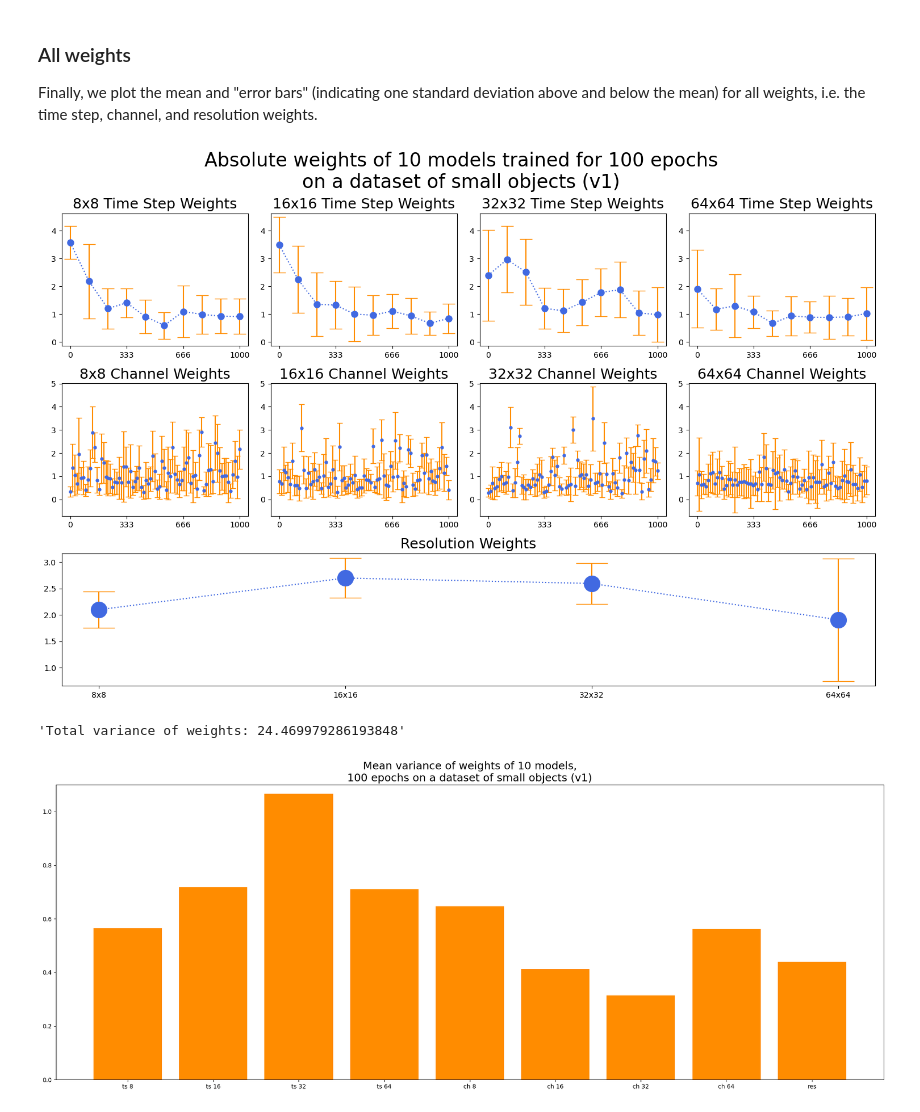
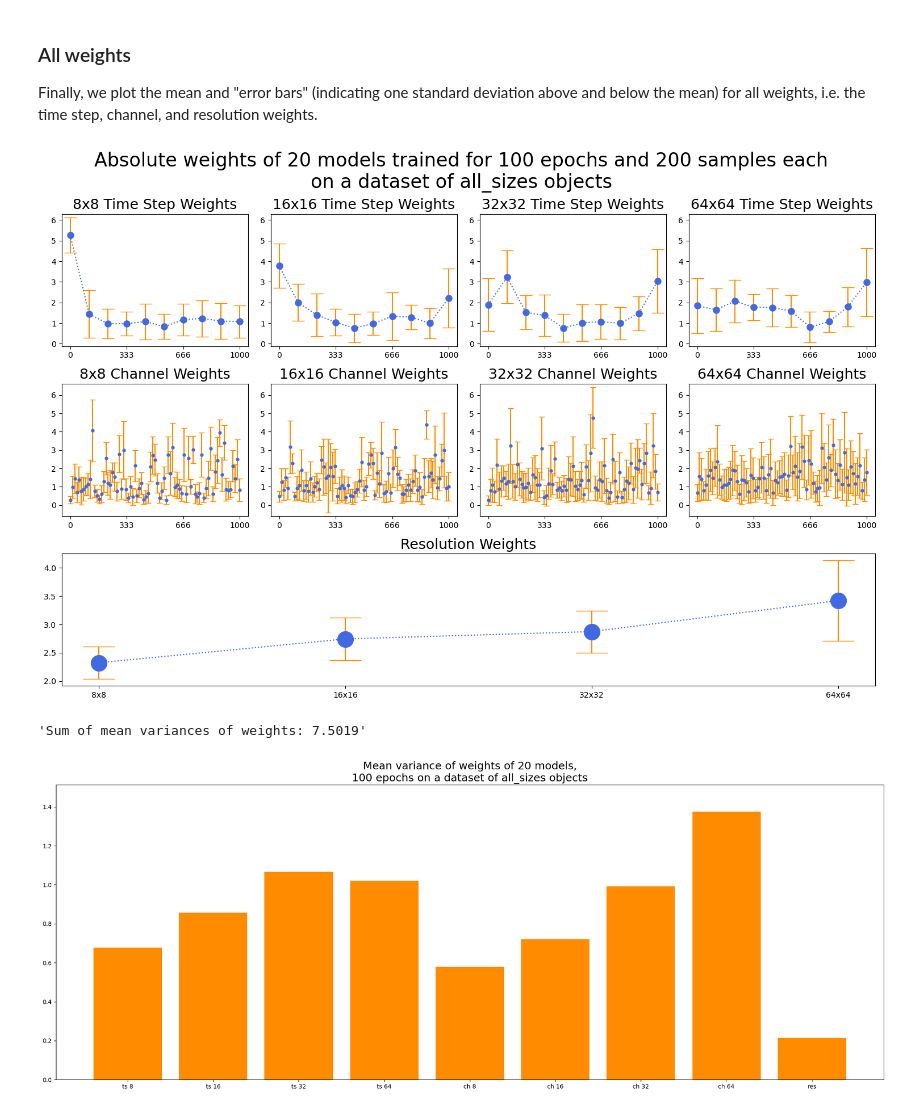
Before and after one commit to chrisoffner/dl23_course_project, a Jupyter notebook: notebooks/subset_training_analysis.ipynb, the cells around one changed output. Drawn from its saved outputs; the diff is of its cells as text; code cells hidden in the pictures.

```diff
--- a/notebooks/subset_training_analysis.ipynb
+++ b/notebooks/subset_training_analysis.ipynb
@@ -21,23 +21,23 @@ if CODE_DIR not in sys.path:
 # %% [markdown]
 ## Visualise Losses
 # %%
-N_SUBSETS = 10
 N_EPOCHS = 100
-DATASET = "small"  # "allsizes", "small", "medium", "large"
-VERSION = "v1"
+N_MODELS = 20
+N_SAMPLES_PER_MODEL = 200
+DATASET = "all_sizes"  # "all_sizes", "small", "medium", "large"
 
 RESULTS_DIR = (
     PROJECT_DIR
     / "exp_results"
     / f"subset_training_{DATASET}"
-    / f"{N_SUBSETS}_models_{N_EPOCHS}_epochs_{VERSION}"
+    / f"{N_MODELS}_models_{N_EPOCHS}_epochs_{N_SAMPLES_PER_MODEL}_samples"
 )
 
 # Load losses
-train_losses = torch.load(RESULTS_DIR / f"train_losses_{N_EPOCHS}_epochs.pt")
-val_losses = torch.load(RESULTS_DIR / f"val_losses_{N_EPOCHS}_epochs.pt")
+train_losses = torch.load(RESULTS_DIR / "train_losses.pt")
+val_losses = torch.load(RESULTS_DIR / "val_losses.pt")
 
-assert train_losses.shape == val_losses.shape == (N_SUBSETS, N_EPOCHS)
+assert train_losses.shape == val_losses.shape == (N_MODELS, N_EPOCHS)
 # %%
 # Compute mean and standard deviation
 train_losses_mean = train_losses.mean(dim=0)
@@ -128,7 +127,7 @@ plt.plot(val_losses_std,   label="Valid. loss standard deviation",
 # %%
 RESOLUTIONS = [8, 16, 32, 64]
 
-models = [torch.load(RESULTS_DIR / f"model_{i}.pt") for i in range(N_SUBSETS)]
+models = [torch.load(RESULTS_DIR / f"model_{i}.pt") for i in range(N_MODELS)]
 
 # Load weights from disk
 ts_weights = {
@@ -221,49 +220,47 @@ plot_weights(
 )
 
 fig.suptitle(
-    f"Absolute weights of {N_SUBSETS} models trained for {N_EPOCHS} epochs\n"
-    f"on a dataset of {DATASET} objects ({VERSION})",
+    f"Absolute weights of {N_MODELS} models trained for {N_EPOCHS} epochs and {N_SAMPLES_PER_MODEL} samples each\n"
+    f"on a dataset of {DATASET} objects",
     fontsize=24,
 )
 plt.tight_layout()
 
 plt.savefig(
-    f"../plots/subset_training_{DATASET}_{N_SUBSETS}_models_{N_EPOCHS}_epochs_weights_{VERSION}.png",
+    f"../plots/subset_training/subset_training_{DATASET}_{N_MODELS}_models_{N_EPOCHS}_epochs_weights.png",
     dpi=300,
 )
 # %% [output]
-[figure, old version]
+[figure, new version]
 # %%
 fig = plt.figure(figsize=(20, 8))
 
+mean_variances = (
+    [ts_weights[res].abs().var(dim=0).mean().item() for res in RESOLUTIONS]
+    + [ch_weights[res].abs().var(dim=0).mean().item() for res in RESOLUTIONS]
+    + [res_weights.abs().var(dim=0).mean().item()]
+)
+
 plt.bar(
     ["ts 8", "ts 16", "ts 32", "ts 64", "ch 8", "ch 16", "ch 32", "ch 64", "res"],
-    [ts_weights[res].abs().var(dim=0).mean().item() for res in RESOLUTIONS]
-    + [ch_weights[res].abs().var(dim=0).mean().item() for res in RESOLUTIONS]
-    + [res_weights.abs().var(dim=0).mean().item()],
+    mean_variances,
     color="darkorange",
 )
 plt.title(
-    f"Mean variance of weights of {N_SUBSETS} models,\n"
-    f"{N_EPOCHS} epochs on a dataset of {DATASET} objects ({VERSION})",
+    f"Mean variance of weights of {N_MODELS} models,\n"
+    f"{N_EPOCHS} epochs on a dataset of {DATASET} objects",
     fontsize=18,
 )
-plt.ylim(0, 1.1)
+plt.ylim(0, max(1.1, max(mean_variances) * 1.1))
 fig.tight_layout()
 
 plt.savefig(
-    f"../plots/subset_training_{DATASET}_{N_SUBSETS}_models_{N_EPOCHS}_epochs_variances_{VERSION}.png",
+    f"../plots/subset_training/subset_training_{DATASET}_{N_MODELS}_models_{N_EPOCHS}_epochs_variances.png",
     dpi=300,
 )
 
 # Print total variance of weights
-"Total variance of weights: " + str(
-    sum(
-        [ts_weights[res].var(dim=0).mean().item() for res in RESOLUTIONS]
-        + [ch_weights[res].var(dim=0).mean().item() for res in RESOLUTIONS]
-        + [res_weights.var(dim=0).mean().item()]
-    )
-)
+f"Sum of mean variances of weights: {sum(mean_variances):.4f}"
 # %% [output]
-'Total variance of weights: 24.469979286193848'
+'Sum of mean variances of weights: 7.5019'
-[figure, old version]
+[figure, new version]
```
Also changed, not shown: parts of 2 cells of this notebook, 25 other files.
